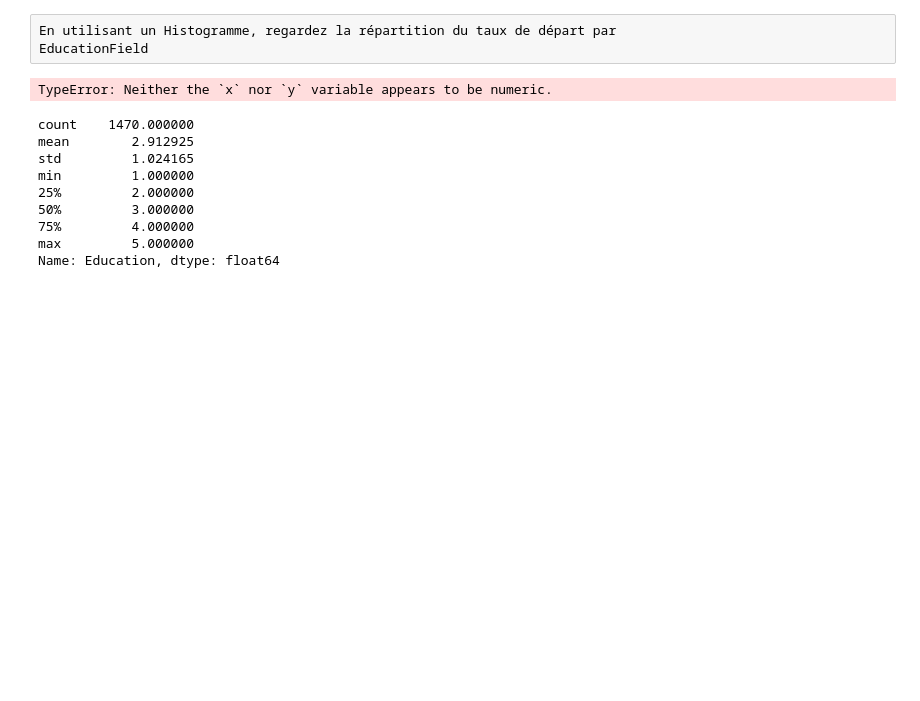
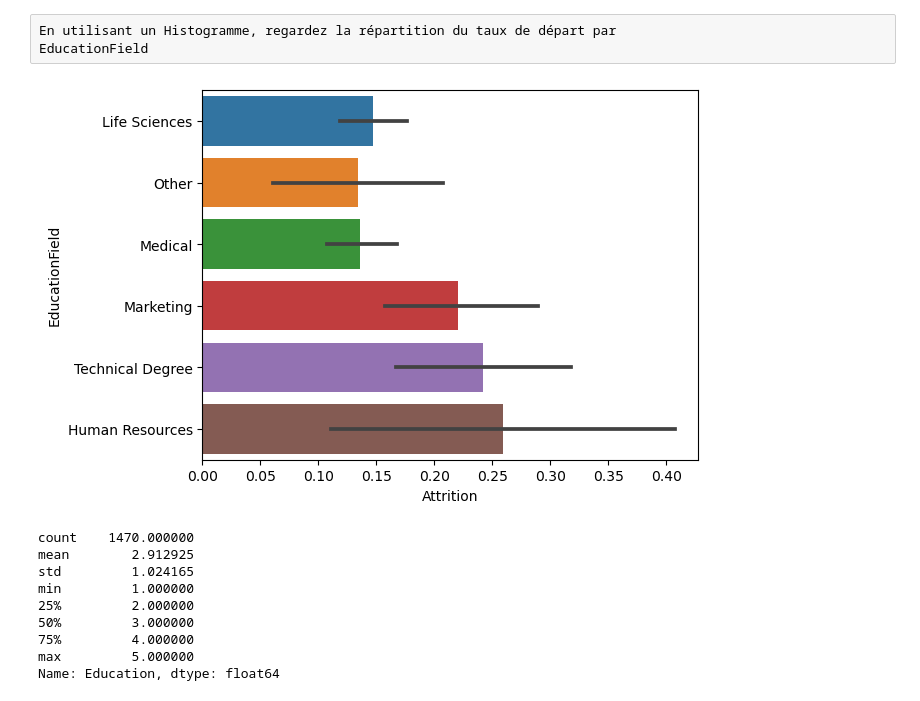
Before and after one commit to devinenicolas/aterg, a Jupyter notebook: Draft 2 IBM.ipynb, the cells around one changed output. Cells and saved outputs as stored; diff of their text form; code cells hidden in the pictures; blank space fills up the shorter version.

```diff
--- a/Draft 2 IBM.ipynb
+++ b/Draft 2 IBM.ipynb
@@ -133,11 +134,11 @@ En utilisant un Histogramme, regardez la répartition du taux de départ par
 EducationField
 # %%
 sns.barplot(data=ibm_left,
-    x="EducationField", y="Attrition")
+    x="Attrition", y="EducationField")
 
 plt.show()
 # %% [output]
-TypeError: Neither the `x` nor `y` variable appears to be numeric.
+[figure, added]
 # %%
 ibm_left.Education.describe()
 # %% [output]
```
Also changed, not shown: parts of 7 cells of this notebook.
